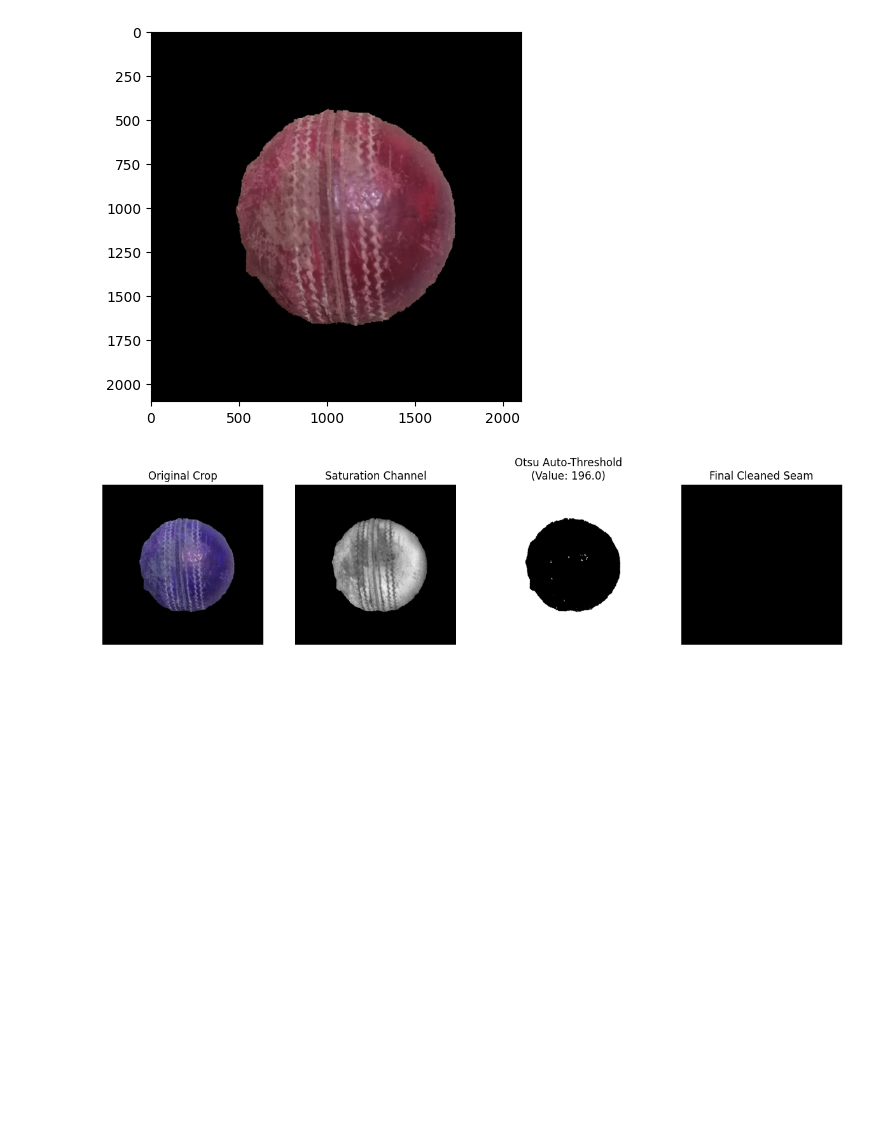
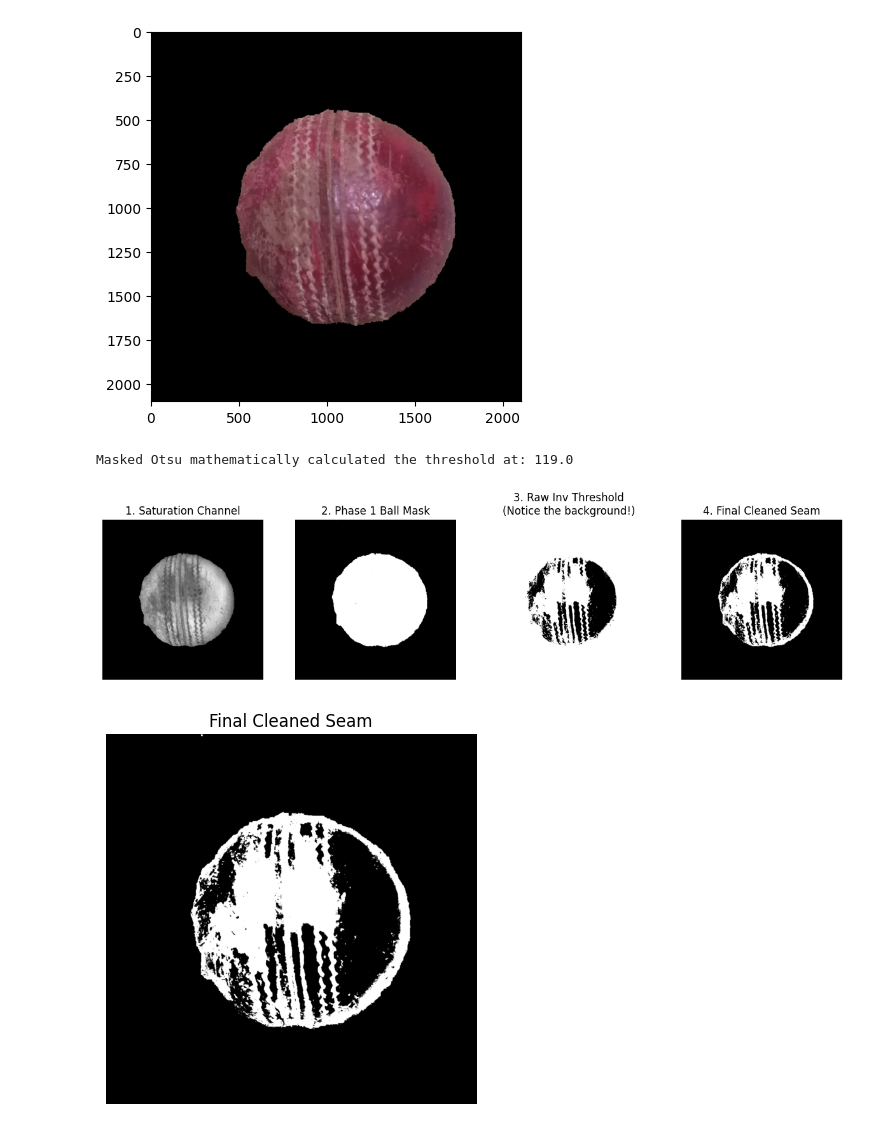
Before and after one commit to VinodRangana/ChangeTheBall, a Jupyter notebook: notebook/seamIntergrity.ipynb, the cells around one changed output. Cells and saved outputs as stored; diff of their text form; code cells hidden in the pictures; blank space fills up the shorter version.

```diff
--- a/notebook/seamIntergrity.ipynb
+++ b/notebook/seamIntergrity.ipynb
@@ -78,11 +78,8 @@ import matplotlib.pyplot as plt
 ball_crop = isolated_ball_2
 
 # 2. Convert to HSV
-hsv_ball = cv2.cvtColor(ball_crop, cv2.COLOR_BGR2HSV)
+hsv_ball = cv2.cvtColor(ball_crop, cv2.COLOR_RGB2HSV)
 
-import cv2
-import numpy as np
-import matplotlib.pyplot as plt
 
 # ASSUMPTIONS:
 # 1. 'hsv_ball' is your cropped HSV image.
@@ -125,31 +122,33 @@ final_seam_mask = cv2.bitwise_and(raw_seam_mask, raw_seam_mask, mask=ball_mask)
 # --- VISUALIZATION ---
 plt.figure(figsize=(15, 4))
 
 plt.subplot(1, 4, 1)
 plt.title("1. Saturation Channel")
 plt.imshow(saturation_channel, cmap='gray')
 plt.axis('off')
 
 plt.subplot(1, 4, 2)
 plt.title("2. Phase 1 Ball Mask")
 plt.imshow(ball_mask, cmap='gray')
 plt.axis('off')
 
 plt.subplot(1, 4, 3)
 plt.title(f"3. Raw Inv Threshold\n(Notice the background!)")
 plt.imshow(raw_seam_mask, cmap='gray')
 plt.axis('off')
 
 plt.subplot(1, 4, 4)
 plt.title("4. Final Cleaned Seam")
 plt.imshow(final_seam_mask, cmap='gray')
 plt.axis('off')
 
 plt.show()
 plt.title("Final Cleaned Seam")
 plt.imshow(final_seam_mask, cmap='gray')
 plt.axis('off')
 
 plt.show()
 # %% [output]
+Masked Otsu mathematically calculated the threshold at: 119.0
-[figure, old version]
+[figure, new version]
+[figure, added]
```
Also changed, not shown: 4 other files.
